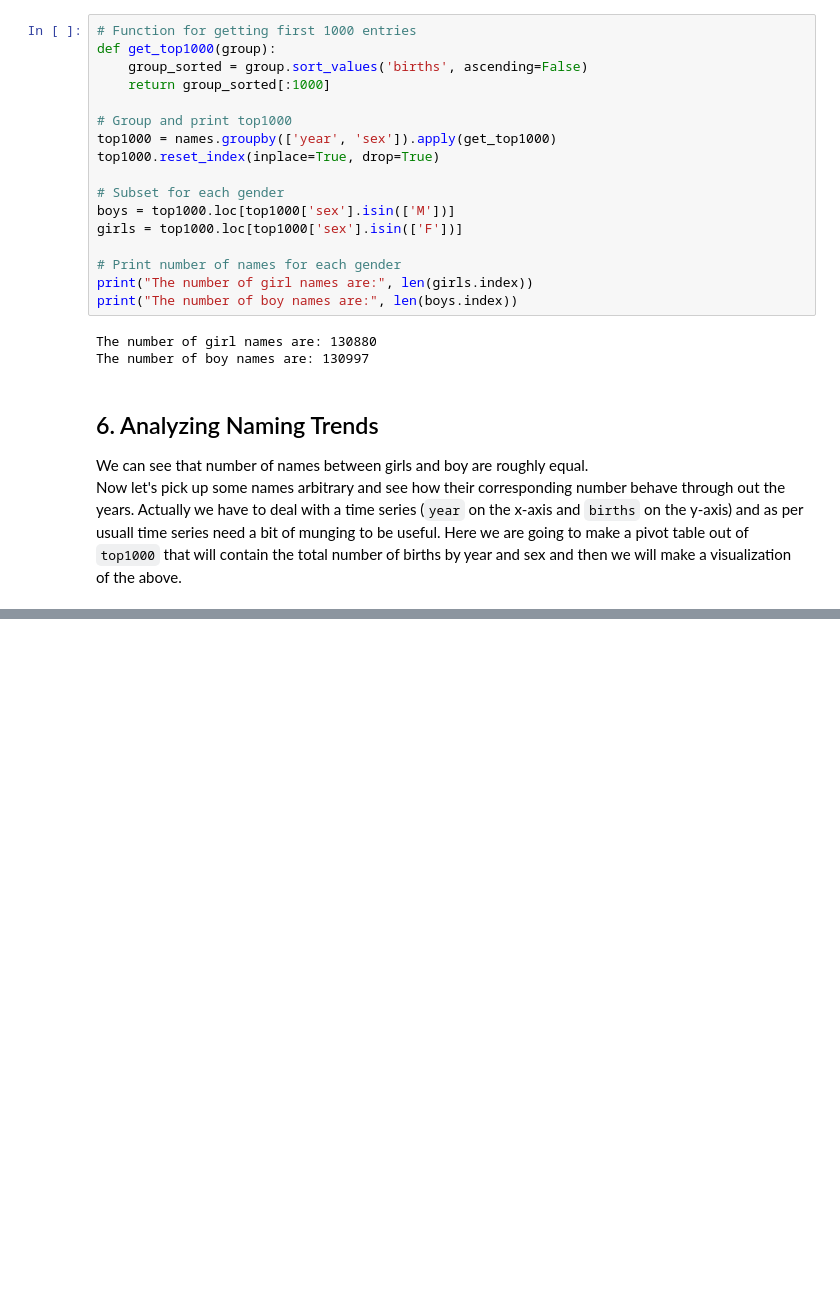
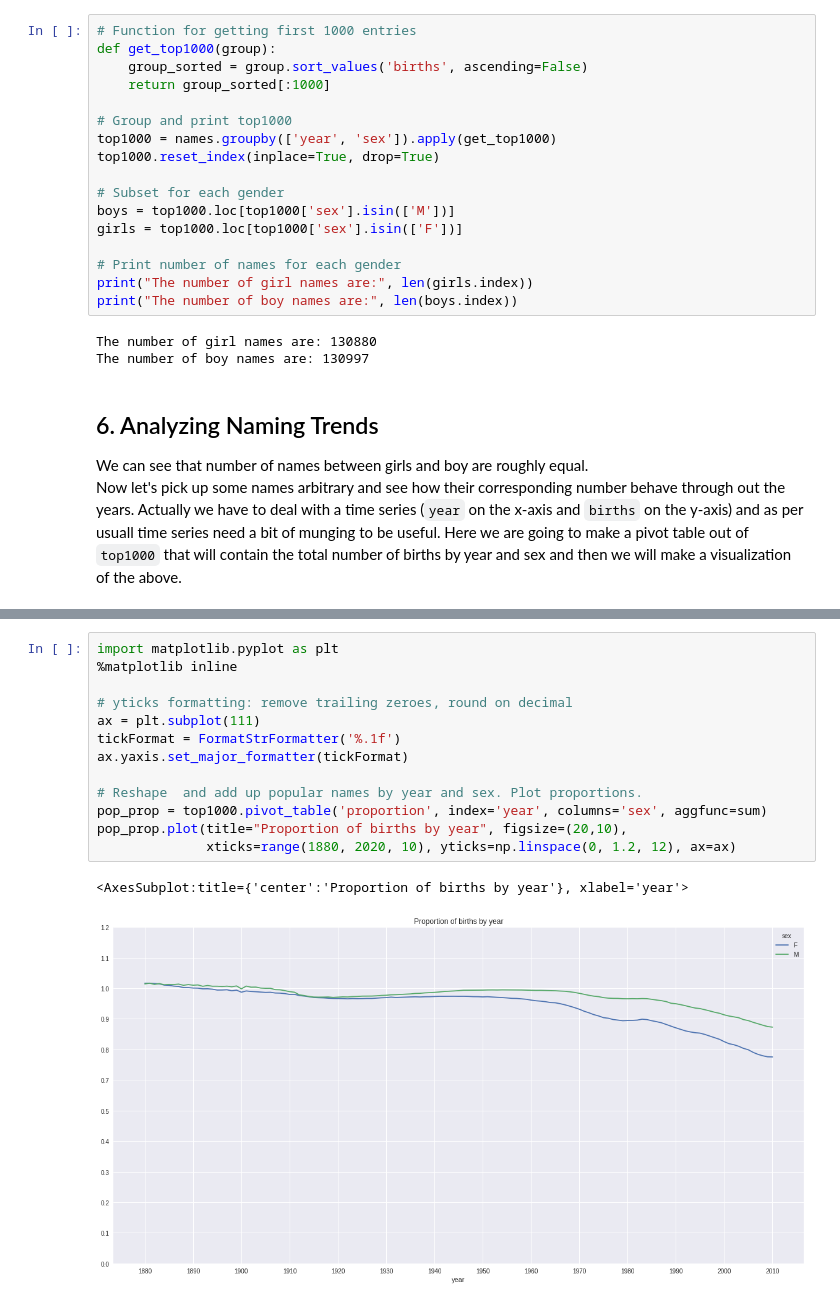
Before and after one commit to DimKapoulas/US-Baby-Names, a Jupyter notebook: babynames_analysis.ipynb, the cells around one changed output, grey strips where cells are left out. Drawn from its saved outputs; the diff is of its cells as text; blank space fills up the shorter version.

```diff
--- a/babynames_analysis.ipynb
+++ b/babynames_analysis.ipynb
@@ -161,0 +170,16 @@ array([<AxesSubplot:xlabel='year'>, <AxesSubplot:xlabel='year'>,
+# %%
+import matplotlib.pyplot as plt
+%matplotlib inline
+
+# yticks formatting: remove trailing zeroes, round on decimal
+ax = plt.subplot(111)
+tickFormat = FormatStrFormatter('%.1f')
+ax.yaxis.set_major_formatter(tickFormat)
+
+# Reshape  and add up popular names by year and sex. Plot proportions.
+pop_prop = top1000.pivot_table('proportion', index='year', columns='sex', aggfunc=sum)
+pop_prop.plot(title="Proportion of births by year", figsize=(20,10),
+              xticks=range(1880, 2020, 10), yticks=np.linspace(0, 1.2, 12), ax=ax)
+# %% [output]
+<AxesSubplot:title={'center':'Proportion of births by year'}, xlabel='year'>
+[figure, added]
```
Also changed, not shown: parts of 2 cells of this notebook, 1 other file.
